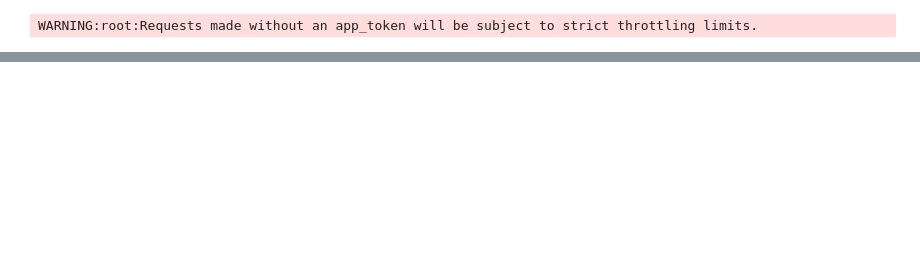
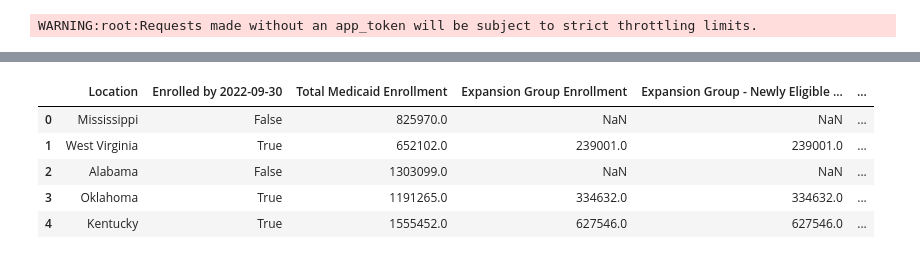
Before and after one commit to bdiamond2/medicaid-expansion-analysis, a Jupyter notebook: medicaid_expansion.ipynb, the cells around one changed output, grey strips where cells are left out. Saved outputs shown, nothing was run; the diff lists cells and outputs as text; code cells hidden in the pictures; blank space fills up the shorter version.

```diff
--- a/medicaid_expansion.ipynb
+++ b/medicaid_expansion.ipynb
@@ -48,6 +38,8 @@ df_enroll
 
 client = Socrata("data.cdc.gov", None)
 data = client.get("5h56-n989", where='county_name = "(blank)"')
-df_life_exp = pd.DataFrame.from_records(data)
+df_life_exp_src = pd.DataFrame.from_records(data)
+
+# df_life_exp = df_life_exp.set_index('state_name')
 # %% [output]
 WARNING:root:Requests made without an app_token will be subject to strict throttling limits.
@@ -76,0 +46,12 @@ df_life_exp
+# %%
+df_life_exp = df_life_exp_src.copy()
+df_life_exp = df_life_exp.drop('county_name', axis=1)
+df_life_exp = df_life_exp.rename(columns={'le':'LE'})
+df_life_exp[['LE Range Lower', 'LE Range Upper']] = df_life_exp['le_range'].str.split('-', expand=True)
+df_life_exp = df_life_exp.drop(columns=['le_range', 'se_le'])
+
+df_life_exp['LE'] = df_life_exp['LE'].astype(float)
+df_life_exp['LE Range Lower'] = df_life_exp['LE Range Lower'].astype(float)
+df_life_exp['LE Range Upper'] = df_life_exp['LE Range Upper'].astype(float)
+
+df_life_exp.head()
@@ -76,0 +65,14 @@ df_life_exp
+# %%
+df_final = df_enroll.merge(df_life_exp, how='inner', left_on='Location', right_on='state_name')
+df_final = df_final.drop(columns='state_name')
+df_final = df_final.sort_values('LE')
+df_final = df_final.reset_index().drop(columns='index')
+
+df_final.head()
+# %% [output]
+|  | Location | Enrolled by 2022-09-30 | Total Medicaid Enrollment | Expansion Group Enrollment | Expansion Group - Newly Eligible ... | ... |
+| 0 | Mississippi | False | 825970.0 | NaN | NaN | ... |
+| 1 | West Virginia | True | 652102.0 | 239001.0 | 239001.0 | ... |
+| 2 | Alabama | False | 1303099.0 | NaN | NaN | ... |
+| 3 | Oklahoma | True | 1191265.0 | 334632.0 | 334632.0 | ... |
+| 4 | Kentucky | True | 1555452.0 | 627546.0 | 627546.0 | ... |
```
Also changed, not shown: parts of 7 cells of this notebook.
